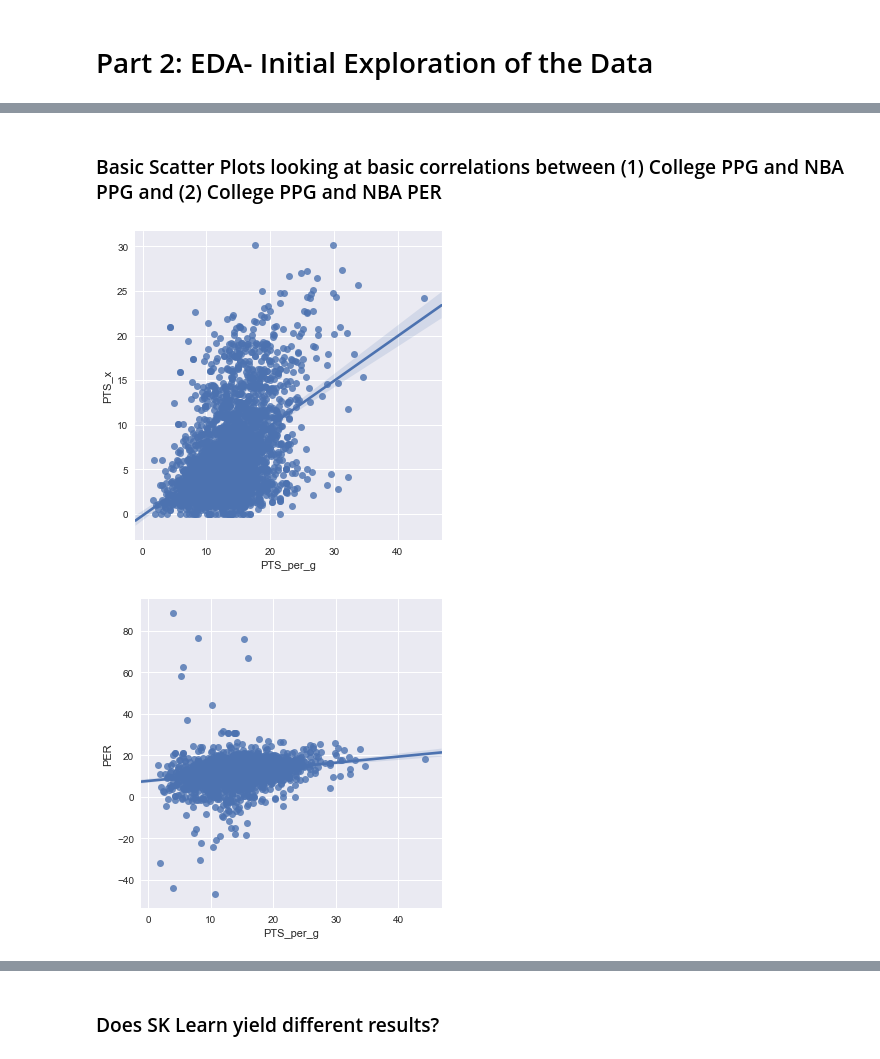
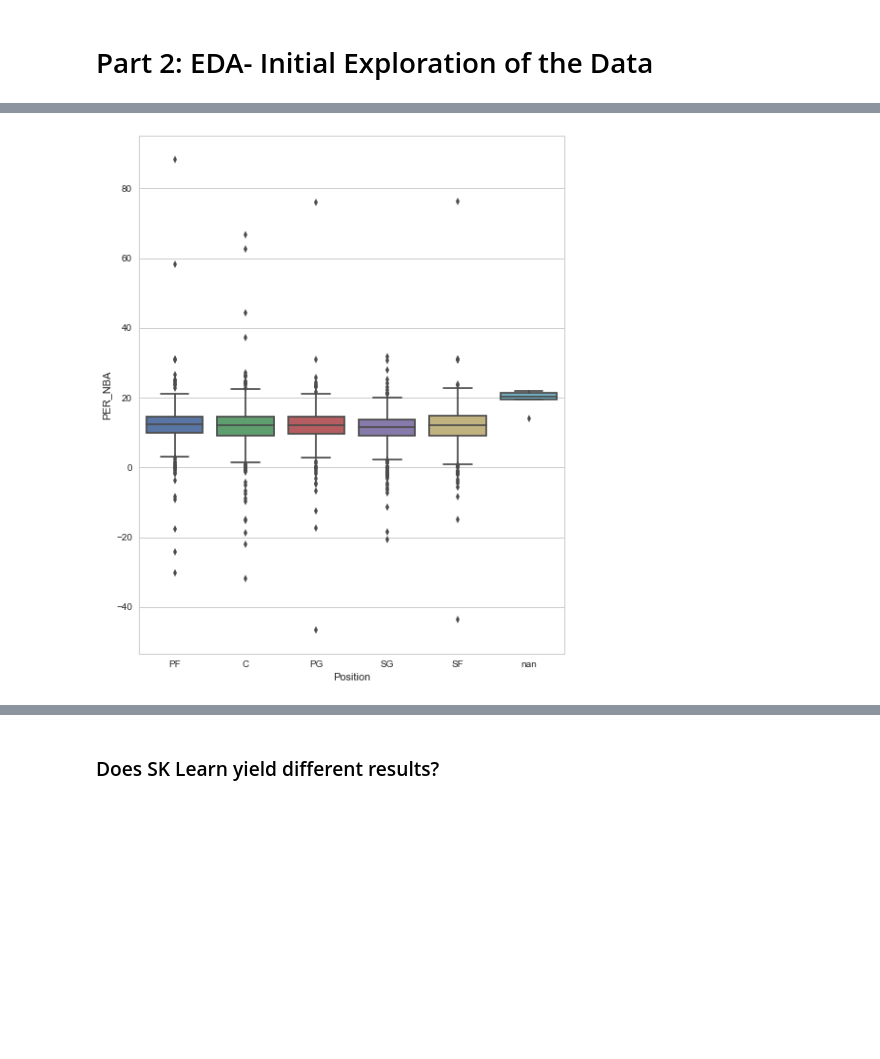
Before and after one commit to carter-j-h/Data_Science, a Jupyter notebook: Practice-Content/capstone/Capstone.ipynb, the cells around one changed output, grey strips where cells are left out. Cells and saved outputs as stored; diff of their text form; code cells hidden in the pictures; blank space fills up the shorter version.

```diff
--- a/Practice-Content/capstone/Capstone.ipynb
+++ b/Practice-Content/capstone/Capstone.ipynb
@@ -405,0 +374,2 @@ data = df_inner.drop(['ORB_y', 'PF_y', 'TOV_y', 'Name', 'Lg'], axis=1)
+# %%
+data = data[data.Position != 'nan']
@@ -405,0 +380,2 @@ data = df_inner.drop(['ORB_y', 'PF_y', 'TOV_y', 'Name', 'Lg'], axis=1)
+# %%
+Y1 = data['PER_NBA']
@@ -405,0 +402,2 @@ data = df_inner.drop(['ORB_y', 'PF_y', 'TOV_y', 'Name', 'Lg'], axis=1)
+# %%
+df = pd.concat([Y1, X1], axis=1)
@@ -439,10 +432,9 @@ fig = plt.gcf()
-# %% [markdown]
-### Basic Scatter Plots looking at basic correlations between (1) College PPG and NBA PPG and (2) College PPG and NBA PER
-# %%
-corr_1 = sns.lmplot(x="PTS_per_g", y="PTS_x", data=data)
-# %% [output]
-[figure, removed]
-# %%
-corr_2 = sns.lmplot(x="PTS_per_g", y="PER", data=data)
-# %% [output]
-[figure, removed]
+# %%
+plt.figure(figsize=(8,10))
+sns.set_style("whitegrid")
+
+plot1 = sns.boxplot(x="Position", y="PER_NBA", data=df)
+boxplot = plot1.get_figure()
+boxplot.savefig("boxplot.png")
+# %% [output]
+[figure, added]
```
Also changed, not shown: parts of 87 cells of this notebook, 27 other files.
